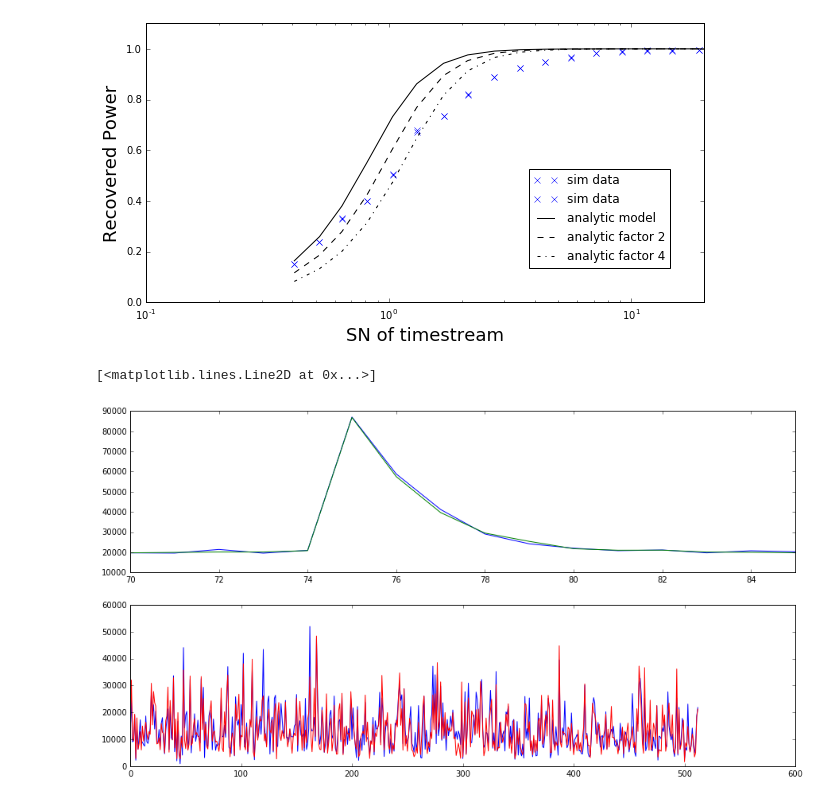
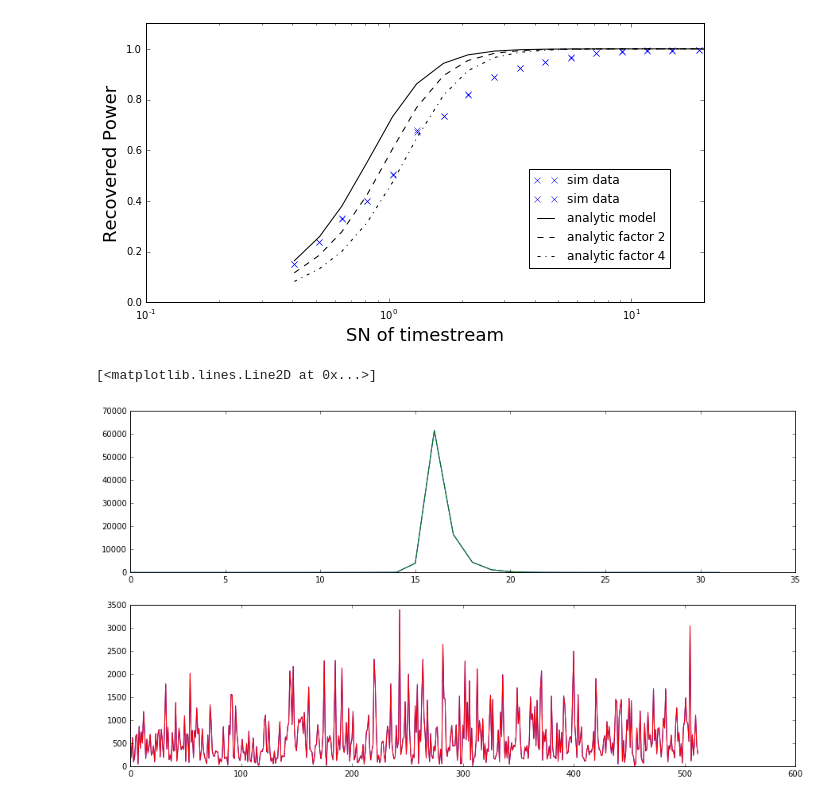
Before and after one commit to ramain/scint_analysis, a Jupyter notebook: b1957_GPs/NoiseSims.ipynb, the cells around one changed output. Cells and saved outputs as stored; diff of their text form; code cells hidden in the pictures.

```diff
--- a/b1957_GPs/NoiseSims.ipynb
+++ b/b1957_GPs/NoiseSims.ipynb
@@ -714,26 +714,34 @@ plt.xlabel('SN of timestream', fontsize=18)
 # %%
 """ Check Correlation Coefficient Calculation """
 
-pt1 = simGP(10, irf, n_off)
-pt2 = simGP(10, irf, n_off)
+length = 2**15
+t = np.arange(length)
+g = ( np.exp(-t / 390.) + 0j )[:length//2]
+g *= np.exp(2j*np.pi*np.random.random(length//2))
+
+irf = np.fft.fft(g)
+irf = np.lib.pad(irf, (0,1), 'constant', constant_values=(0+0j))
+
+pt1 = simGP(10, irf, 0)
+pt2 = simGP(10, irf, 0)
 
 p1chan = channelize_ts(pt1, 512)
 p2chan = channelize_ts(pt2, 512)
 
 plt.figure(figsize=(15,8))
 
 plt.subplot(211)
 plt.plot(abs(p1chan).sum(-1))
 plt.plot(abs(p2chan).sum(-1))
 
-plt.xlim(70,85)
+#plt.xlim(70,85)
 
 plt.subplot(212)
-plt.plot((np.abs(p1chan[75:80])**2.0).mean(0))
-plt.plot((np.abs(p2chan[75:80])**2.0).mean(0) , 'r')
+plt.plot((np.abs(p1chan)**2.0).mean(0))
+plt.plot((np.abs(p2chan)**2.0).mean(0) , 'r')
 # %% [output]
 [<matplotlib.lines.Line2D at 0x...>]
-[figure, old version]
+[figure, new version]
 # %%
 def ExtractPulse(x):
 
```
Also changed, not shown: parts of 4 cells of this notebook.
